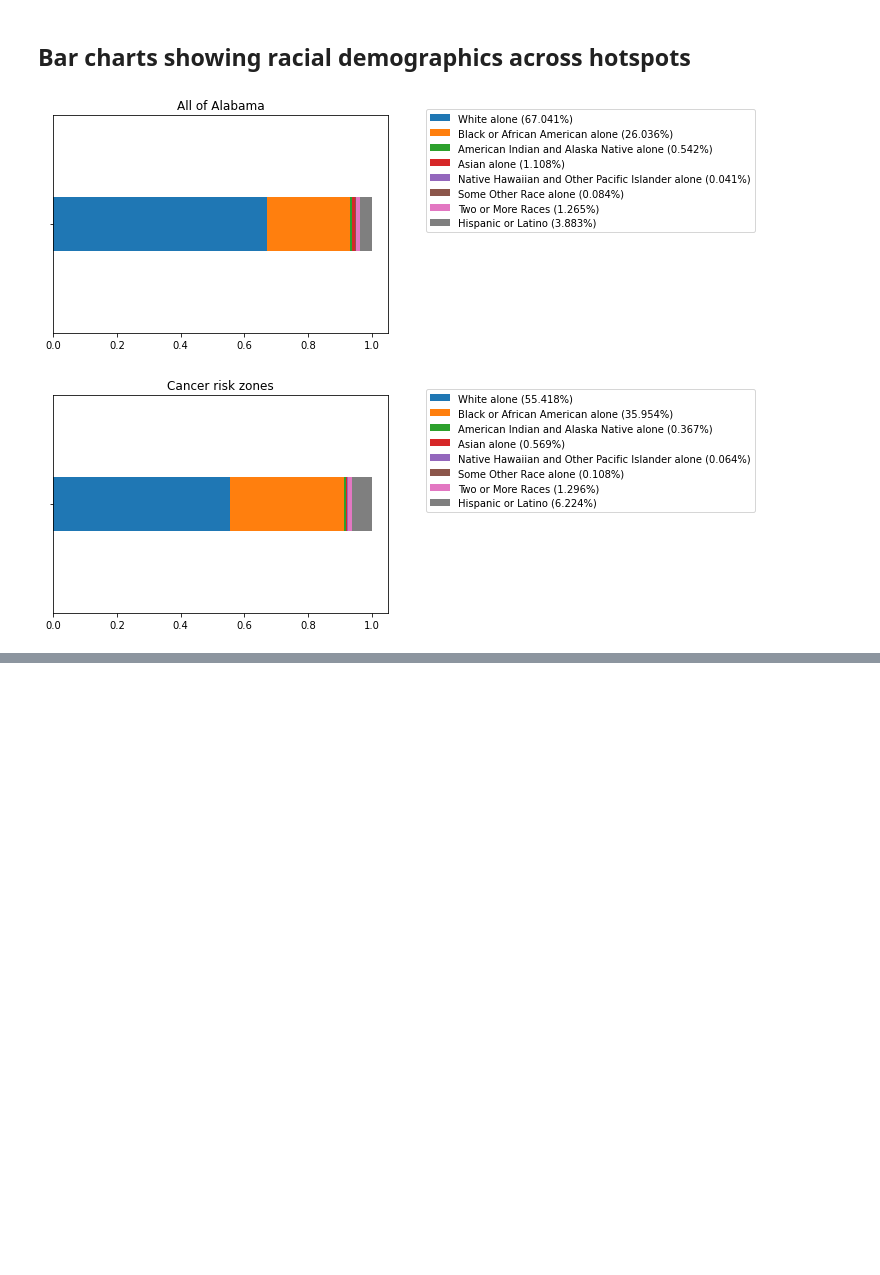
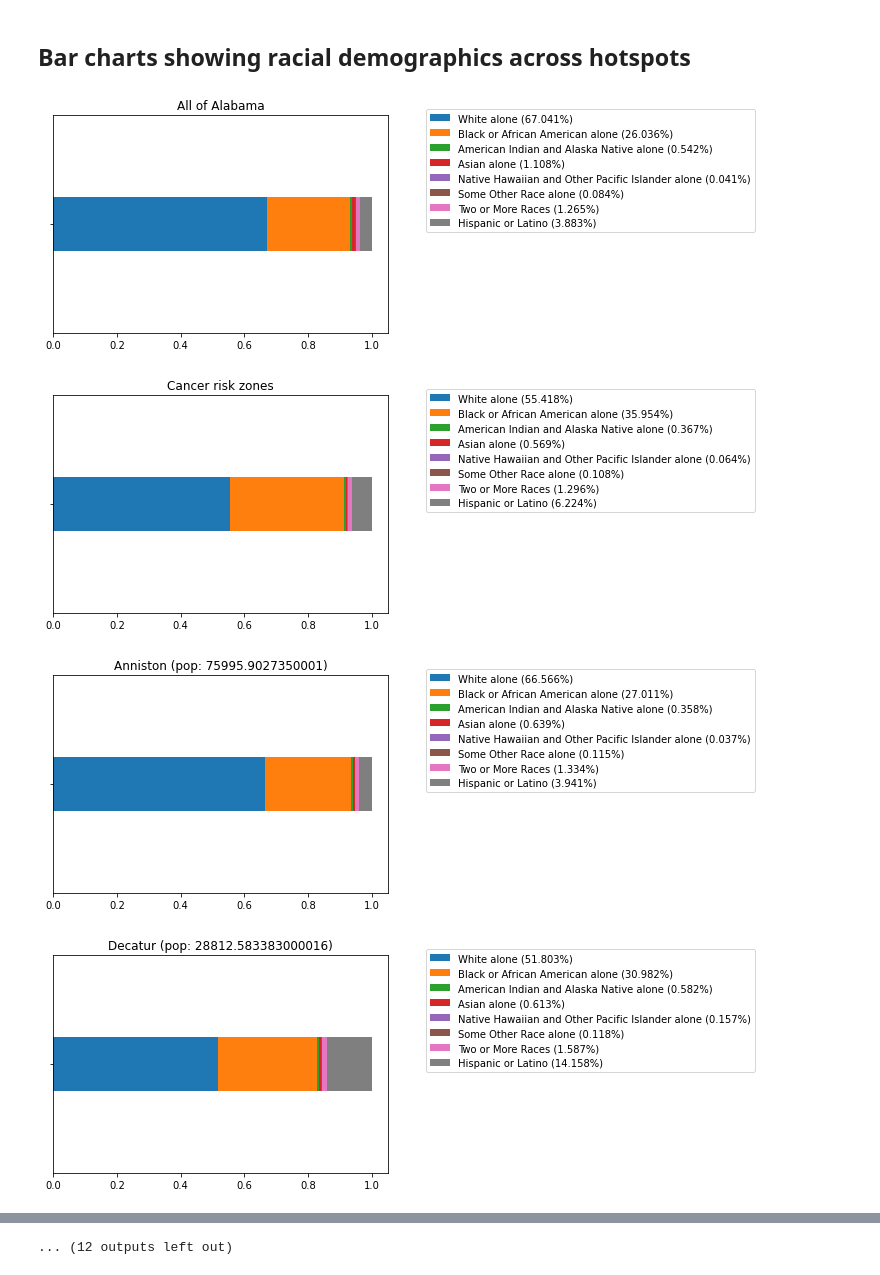
Before and after one commit to jasondamico/d3-visualizations, a Jupyter notebook: propublica_hotspots/eda/racial_distribution.ipynb, the cells around one changed output, grey strips where cells are left out. Cells and saved outputs as stored; diff of their text form; code cells hidden in the pictures; blank space fills up the shorter version.

Commit message:
Visualize racial distribution of all AL hotspots

```diff
--- a/propublica_hotspots/eda/racial_distribution.ipynb
+++ b/propublica_hotspots/eda/racial_distribution.ipynb
@@ -74,9 +74,14 @@ def show_race_stack_bar_chart(data, data_name=None):
     plt.title(data_name)
     plt.ylim(-0.2, 0.2)
     plt.show()
-# %%
-show_race_stack_bar_chart(gridspaces_df, "All of Alabama")
-show_race_stack_bar_chart(hotspots_df, "Cancer risk zones")
-# %% [output]
-[figure, removed]
-[figure, removed]
+# %%
+show_race_stack_bar_chart(gridspaces_df, "All of Alabama")
+show_race_stack_bar_chart(hotspots_df, "Cancer risk zones")
+
+# Visualize racial demographics for all hotspots
+hotspots_df.loc[hotspots_df["Total"] > 100].sort_values("Total", ascending=False).apply(lambda x: show_race_stack_bar_chart(x, data_name=f"{x['place']} (pop: {x['Total']})"), axis=1)
+# %% [output]
+[figure, added]
+[figure, added]
+[figure, added]
+[figure, added]
@@ -82,0 +96 @@ show_race_stack_bar_chart(hotspots_df, "Cancer risk zones")
+... (12 outputs left out)
```
Also changed, not shown: parts of 1 cell of this notebook.
